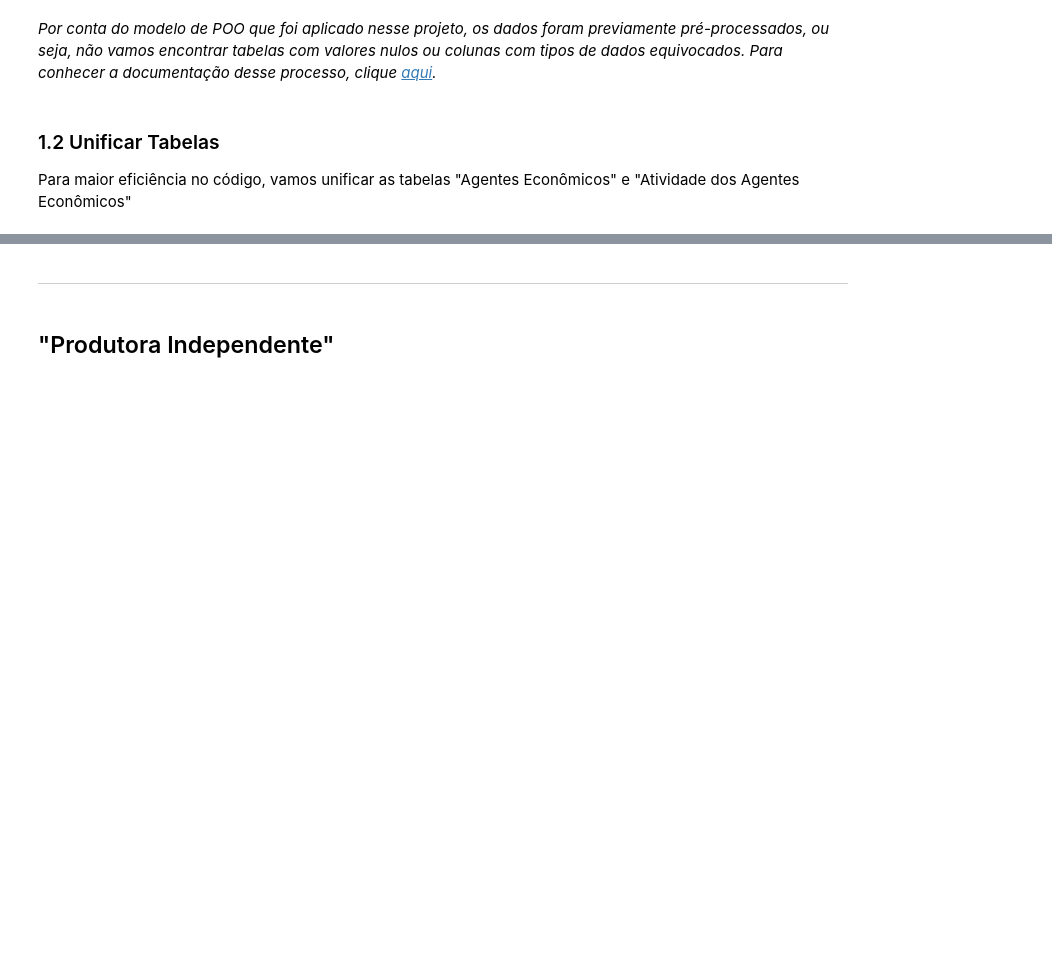
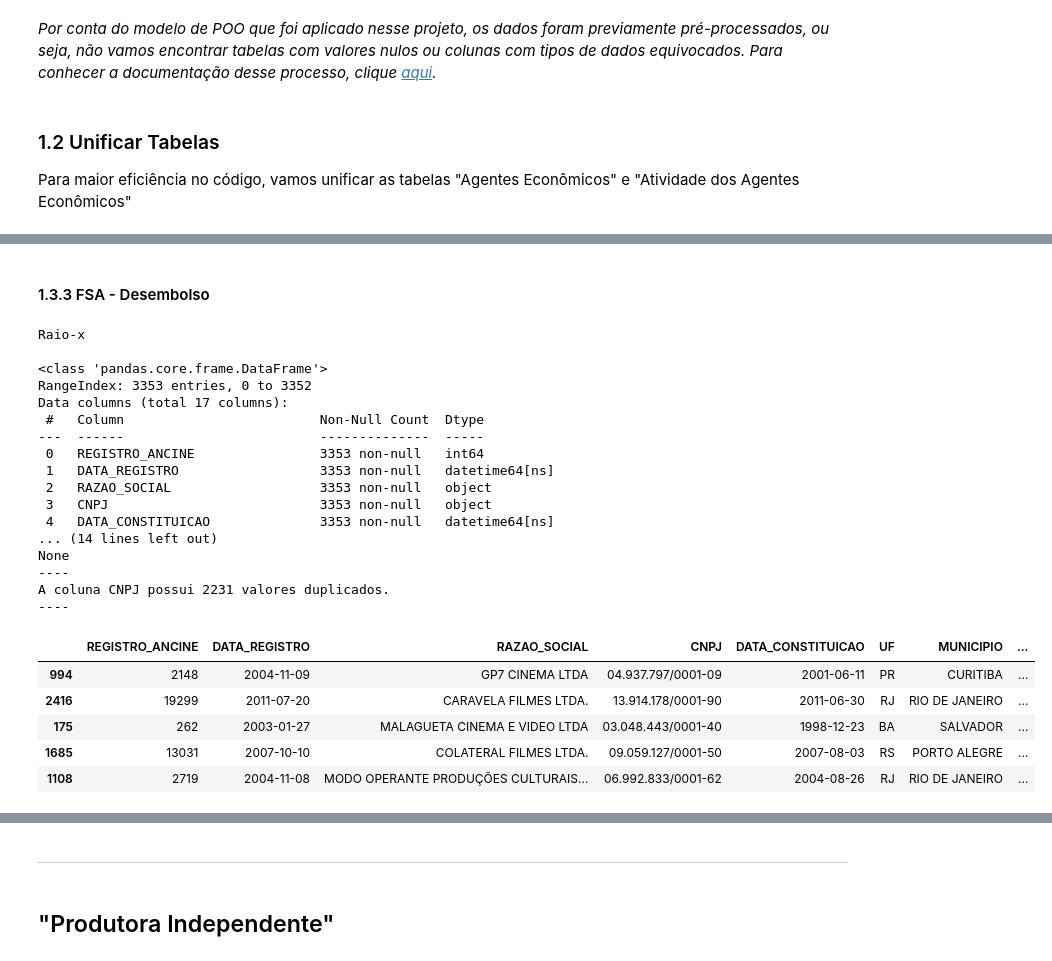
Before and after one commit to fonsecadados/AgenciaNacionalDoCinema_ANCINE, a Jupyter notebook: ANCINE_DesafiosEOportunidades.ipynb, the cells around one changed output, grey strips where cells are left out. Cells and saved outputs as stored; diff of their text form; code cells hidden in the pictures; blank space fills up the shorter version.

```diff
--- a/ANCINE_DesafiosEOportunidades.ipynb
+++ b/ANCINE_DesafiosEOportunidades.ipynb
@@ -131,18 +190,18 @@ unificar_tabelas_agentes()
 # %%
 #Função que retorne o perfil de um banco de dados
 def perfil_banco_dados(df):
+    duplicado = df['CNPJ'].duplicated()
+    soma_duplicado = duplicado.sum()
 
-    duplicado = df['CNPJ'].duplicated()
-    soma_duplicado = df['CNPJ'][duplicado].sum()
     print('Raio-x')
     print()
     print(df.info())
     print('----')
-    if soma_duplicado > 1:
-        print(f'Coluna CNPJ possui ({soma_duplicado}) valores duplicados.')
+
+    if soma_duplicado > 0:
+        print(f'A coluna CNPJ possui {soma_duplicado} valores duplicados.')
     else:
-        print('A coluna CNPJ não possui valor duplicado')
+        print('A coluna CNPJ não possui valores duplicados.')
+
     print('----')
     return df.sample(5)
-
-perfil_banco_dados(agnts_tabela_unificada)
@@ -183,0 +236,28 @@ agnts_tabela_unificada_numerico = agnts_tabela_unificada.select_dtypes(include=(
+# %% [markdown]
+#### 1.3.3 FSA - Desembolso
+# %%
+perfil_banco_dados(fsa_desembolso)
+# %% [output]
+Raio-x
+
+<class 'pandas.core.frame.DataFrame'>
+RangeIndex: 3353 entries, 0 to 3352
+Data columns (total 17 columns):
+ #   Column                         Non-Null Count  Dtype
+---  ------                         --------------  -----
+ 0   REGISTRO_ANCINE                3353 non-null   int64
+ 1   DATA_REGISTRO                  3353 non-null   datetime64[ns]
+ 2   RAZAO_SOCIAL                   3353 non-null   object
+ 3   CNPJ                           3353 non-null   object
+ 4   DATA_CONSTITUICAO              3353 non-null   datetime64[ns]
+... (14 lines left out)
+None
+----
+A coluna CNPJ possui 2231 valores duplicados.
+----
+|  | REGISTRO_ANCINE | DATA_REGISTRO | RAZAO_SOCIAL | CNPJ | DATA_CONSTITUICAO | UF | MUNICIPIO | ... |
+| 994 | 2148 | 2004-11-09 | GP7 CINEMA LTDA | 04.937.797/0001-09 | 2001-06-11 | PR | CURITIBA | ... |
+| 2416 | 19299 | 2011-07-20 | CARAVELA FILMES LTDA. | 13.914.178/0001-90 | 2011-06-30 | RJ | RIO DE JANEIRO | ... |
+| 175 | 262 | 2003-01-27 | MALAGUETA CINEMA E VIDEO LTDA | 03.048.443/0001-40 | 1998-12-23 | BA | SALVADOR | ... |
+| 1685 | 13031 | 2007-10-10 | COLATERAL FILMES LTDA. | 09.059.127/0001-50 | 2007-08-03 | RS | PORTO ALEGRE | ... |
+| 1108 | 2719 | 2004-11-08 | MODO OPERANTE PRODUÇÕES CULTURAIS... | 06.992.833/0001-62 | 2004-08-26 | RJ | RIO DE JANEIRO | ... |
```
Also changed, not shown: parts of 24 cells of this notebook, 2 other files.
